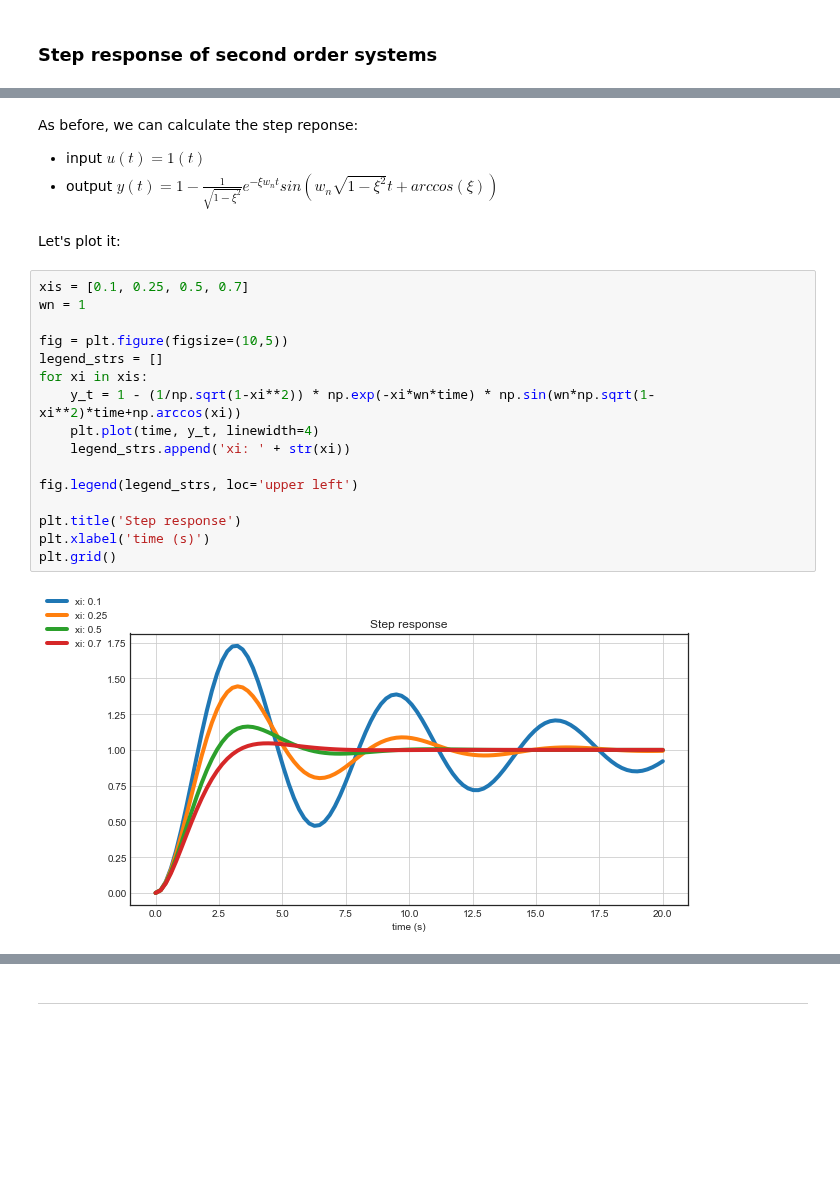
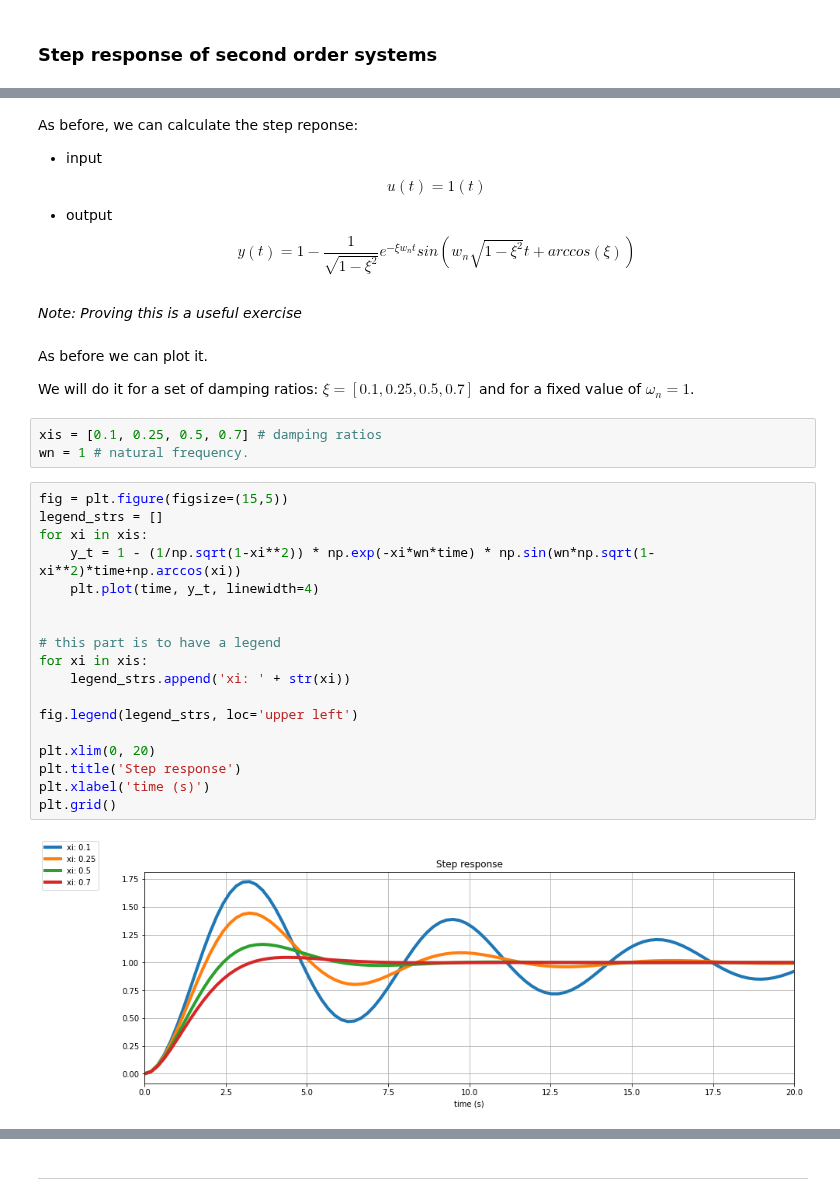
Before and after one commit to andreamunafo/classical_control_theory, a Jupyter notebook: 05_System_response.ipynb, the cells around one changed output, grey strips where cells are left out. Saved outputs shown, nothing was run; the diff lists cells and outputs as text; blank space fills up the shorter version.

```diff
--- a/05_System_response.ipynb
+++ b/05_System_response.ipynb
@@ -354,28 +519,37 @@ The system has two conjugate-complex poles:
 # %% [markdown]
 As before, we can calculate the step reponse:
 
-- input $u(t)=1(t)$
-- output $y(t) = 1 - \frac{1}{\sqrt{1-\xi^2}} e^{-\xi w_n t} sin( w_n\sqrt{1-\xi^2}t + arccos(\xi))$
+- input $$u(t)=1(t)$$
+- output $$y(t) = 1 - \frac{1}{\sqrt{1-\xi^2}} e^{-\xi w_n t} sin( w_n\sqrt{1-\xi^2}t + arccos(\xi))$$
+# %% [markdown]
+_Note: Proving this is a useful exercise_
 # %% [markdown]
-Let's plot it:
+As before we can plot it.
+
+We will do it for a set of damping ratios: $\xi = [0.1, 0.25, 0.5, 0.7]$ and for a fixed value of $\omega_n=1$.
+# %%
+xis = [0.1, 0.25, 0.5, 0.7] # damping ratios
+wn = 1 # natural frequency.
 # %%
-xis = [0.1, 0.25, 0.5, 0.7]
-wn = 1
-
-fig = plt.figure(figsize=(10,5))
+fig = plt.figure(figsize=(15,5))
 legend_strs = []
 for xi in xis:
     y_t = 1 - (1/np.sqrt(1-xi**2)) * np.exp(-xi*wn*time) * np.sin(wn*np.sqrt(1-xi**2)*time+np.arccos(xi))
     plt.plot(time, y_t, linewidth=4)
+
+
+# this part is to have a legend
+for xi in xis:
     legend_strs.append('xi: ' + str(xi))
 
 fig.legend(legend_strs, loc='upper left')
 
+plt.xlim(0, 20)
 plt.title('Step response')
 plt.xlabel('time (s)')
 plt.grid()
 # %% [output]
-[figure, old version]
+[figure, new version]
 # %% [markdown]
 There are a few notable points that we can identify for the response of a second order system:
 
```
Also changed, not shown: parts of 46 cells of this notebook.
